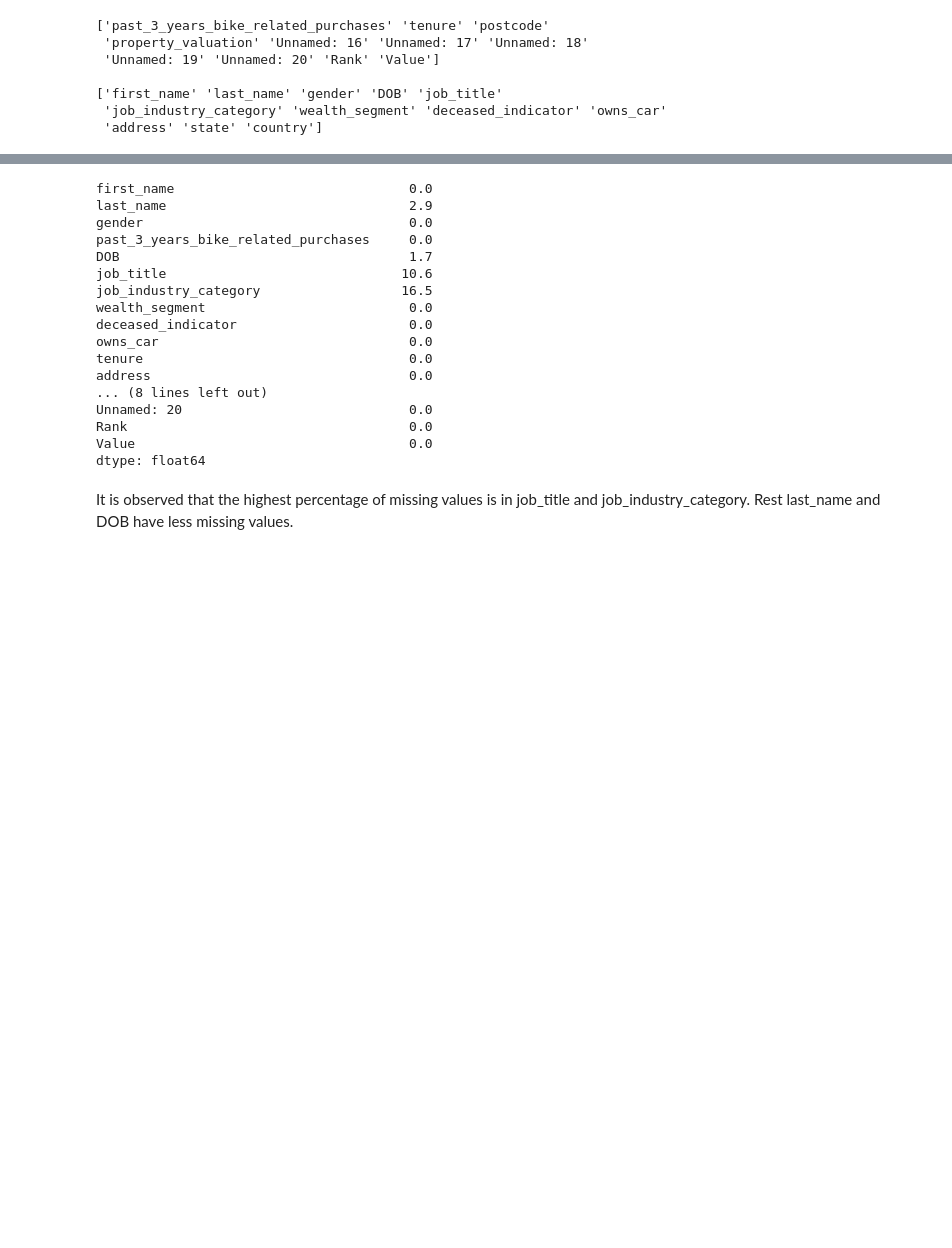
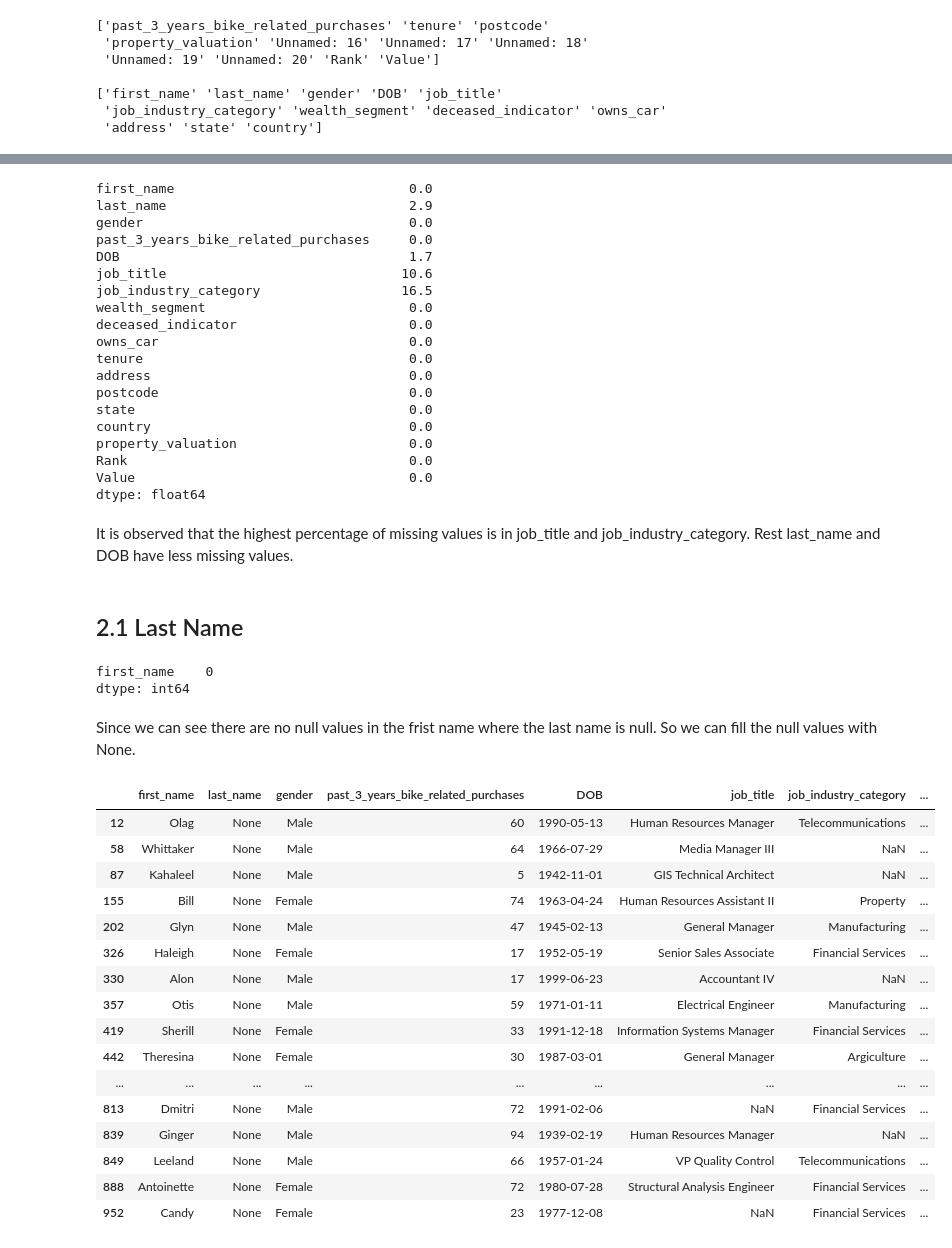
Before and after one commit to rakesh1713rao/Data_Analytics_Project_Customer_Segmentation, a Jupyter notebook: Data Quality Assessment and Data Cleaning NewCustomerList.ipynb, the cells around one changed output, grey strips where cells are left out. Drawn from its saved outputs; the diff is of its cells as text; code cells hidden in the pictures; blank space fills up the shorter version.

```diff
--- a/Data Quality Assessment and Data Cleaning NewCustomerList.ipynb
+++ b/Data Quality Assessment and Data Cleaning NewCustomerList.ipynb
@@ -77,0 +80,2 @@ print(non_numeric_columns)
+# %%
+new_cust.drop(labels=['Unnamed: 16','Unnamed: 17','Unnamed: 18','Unnamed: 19','Unnamed: 20'],inplace=True,axis=1)
@@ -116,10 +131,42 @@ deceased_indicator                      0.0
 owns_car                                0.0
 tenure                                  0.0
 address                                 0.0
-... (8 lines left out)
-Unnamed: 20                             0.0
+postcode                                0.0
+state                                   0.0
+country                                 0.0
+property_valuation                      0.0
 Rank                                    0.0
 Value                                   0.0
 dtype: float64
 # %% [markdown]
 It is observed that the highest percentage of missing values is in job_title and job_industry_category. Rest last_name and DOB have less missing values.
+# %% [markdown]
+## 2.1 Last Name
+# %%
+new_cust[new_cust['last_name'].isnull()][['first_name']].isnull().sum()
+# %% [output]
+first_name    0
+dtype: int64
+# %% [markdown]
+Since we can see there are no null values in the frist name where the last name is null. So we can fill the null values with None.
+# %%
+new_cust['last_name'].fillna("None",axis=0,inplace=True)
+new_cust[new_cust['last_name']=="None"]
+# %% [output]
+|  | first_name | last_name | gender | past_3_years_bike_related_purchases | DOB | job_title | job_industry_category | ... |
+| 12 | Olag | None | Male | 60 | 1990-05-13 | Human Resources Manager | Telecommunications | ... |
+| 58 | Whittaker | None | Male | 64 | 1966-07-29 | Media Manager III | NaN | ... |
+| 87 | Kahaleel | None | Male | 5 | 1942-11-01 | GIS Technical Architect | NaN | ... |
+| 155 | Bill | None | Female | 74 | 1963-04-24 | Human Resources Assistant II | Property | ... |
+| 202 | Glyn | None | Male | 47 | 1945-02-13 | General Manager | Manufacturing | ... |
+| 326 | Haleigh | None | Female | 17 | 1952-05-19 | Senior Sales Associate | Financial Services | ... |
+| 330 | Alon | None | Male | 17 | 1999-06-23 | Accountant IV | NaN | ... |
+| 357 | Otis | None | Male | 59 | 1971-01-11 | Electrical Engineer | Manufacturing | ... |
+| 419 | Sherill | None | Female | 33 | 1991-12-18 | Information Systems Manager | Financial Services | ... |
+| 442 | Theresina | None | Female | 30 | 1987-03-01 | General Manager | Argiculture | ... |
+| ... | ... | ... | ... | ... | ... | ... | ... | ... |
+| 813 | Dmitri | None | Male | 72 | 1991-02-06 | NaN | Financial Services | ... |
+| 839 | Ginger | None | Male | 94 | 1939-02-19 | Human Resources Manager | NaN | ... |
+| 849 | Leeland | None | Male | 66 | 1957-01-24 | VP Quality Control | Telecommunications | ... |
+| 888 | Antoinette | None | Female | 72 | 1980-07-28 | Structural Analysis Engineer | Financial Services | ... |
+| 952 | Candy | None | Female | 23 | 1977-12-08 | NaN | Financial Services | ... |
```
Also changed, not shown: parts of 68 cells of this notebook.
